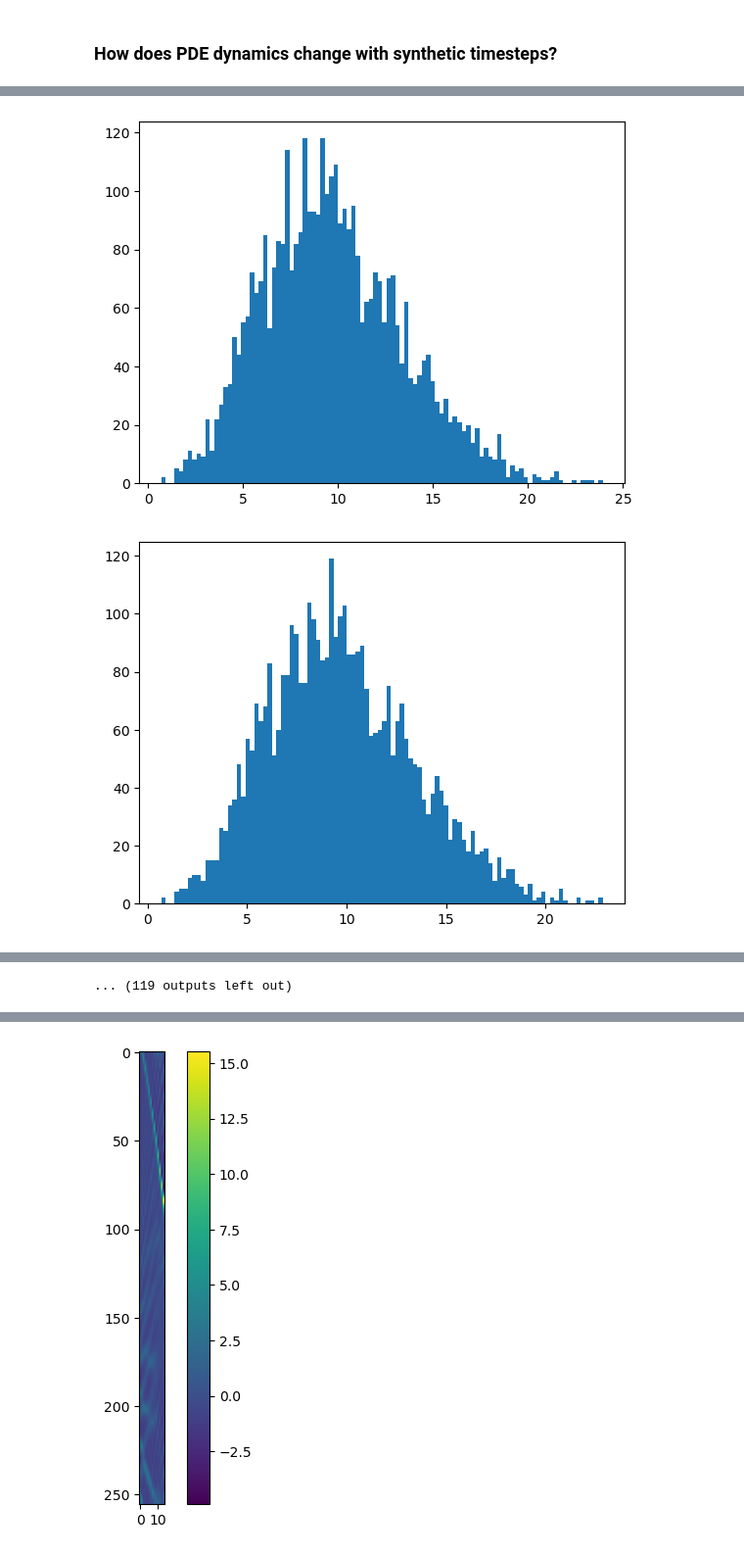
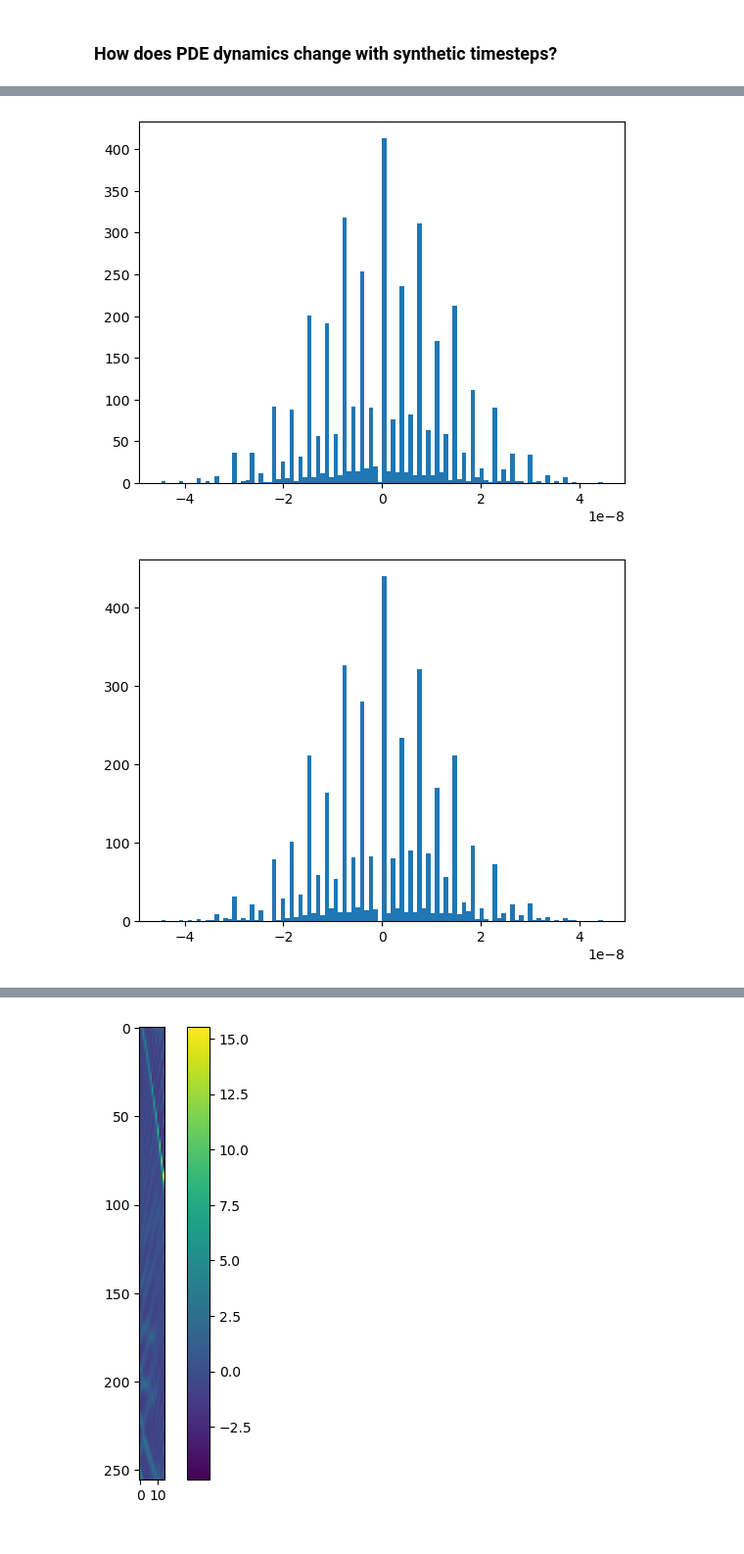
Before and after one commit to yegonkim/stap, a Jupyter notebook: debug_timestep_synthetic.ipynb, the cells around one changed output, grey strips where cells are left out. Shown at 98% size. Cells and saved outputs as stored; diff of their text form; code cells hidden in the pictures.

```diff
--- a/debug_timestep_synthetic.ipynb
+++ b/debug_timestep_synthetic.ipynb
@@ -87,7 +89,7 @@ import argparse
 import time
 
 from eval_utils import compute_metrics
-from utils import set_seed, flatten_configdict, trajectory_model, direct_model, split_model, normalized_model
+from utils import set_seed, flatten_configdict, trajectory_model, direct_model, split_model, normalized_model, zero_mean_model
 
 unrolling = cfg.train.unrolling
 nt = cfg.nt
@@ -103,7 +105,7 @@ def train(Y, train_nts, **kwargs):
     model = FNO(n_modes=tuple(cfg.model.n_modes), hidden_channels=64,
                 in_channels=1, out_channels=1)
     model = model.to(device)
-    model = normalized_model(model, Traj_dataset.mean, Traj_dataset.std, Traj_dataset.mean, Traj_dataset.std)
+    model = zero_mean_model(normalized_model(model, Traj_dataset.mean, Traj_dataset.std, Traj_dataset.mean, Traj_dataset.std))
 
     optimizer = torch.optim.Adam(model.parameters(), lr=lr)
     scheduler = torch.optim.lr_scheduler.CosineAnnealingLR(optimizer, epochs)
@@ -170,36 +172,37 @@ X = Y[256:, 0:1]
 #     # variance_per_data = variance.mean(dim=(1,2)) # [datasize]
 #     # norm_per_data = torch.norm(mean, dim=(1,2)) # [datasize]
 #     # rel = variance_per_data / norm_per_data # [datasize]
 #     # ready = rel < 0.2 # [datasize]
 #     ready = torch.max(mean, dim=2).values.max(dim=1).values.abs() < 4
 #     print(f'Ready: {ready.sum().item()} out of {X.shape[0]}')
 
 ready = torch.ones(X.shape[0]).bool()
 
 model = ensemble[0]
 with torch.no_grad():
     X_t = X[ready]
     X_t = X_t.to(device)
-    norms=X_t.norm(dim=tuple(range(2, X_t.dim())))
-    plt.figure()
-    plt.hist(norms.cpu().numpy(), bins=100)
+    # norms=X_t.norm(dim=tuple(range(2, X_t.dim())))
+    # plt.figure()
+    # plt.hist(norms.cpu().numpy(), bins=100)
     # print(x.max())
     traj = [X_t]
     for t in range(nt-1):
         # if t%15 == 0:
         if False:
             x = evolve(x, cfg).to(device)
         else:
             prev_norm = X_t.norm(dim=tuple(range(2, X_t.dim())), keepdim=True)
             X_t = split_model(model, 256)(X_t)
             # x = x / x.norm(dim=tuple(range(2, x.dim())), keepdim=True) * prev_norm
-        norms=X_t.norm(dim=tuple(range(2, X_t.dim())))
+        # norms=X_t.norm(dim=tuple(range(2, X_t.dim())))
+        norms = X_t.mean(dim=tuple(range(2, X_t.dim())))
         plt.figure()
         plt.hist(norms.cpu().numpy(), bins=100)
         # print(x.max())
         traj.append(X_t)
 
 traj_single = torch.cat(traj, dim=1)
 # %% [output]
-[figure, old version]
+[figure, new version]
-[figure, old version]
+[figure, new version]
@@ -216 +218,0 @@ traj_single = torch.cat(traj, dim=1)
-... (119 outputs left out)
```
Also changed, not shown: parts of 5 cells of this notebook, 24 other files.
